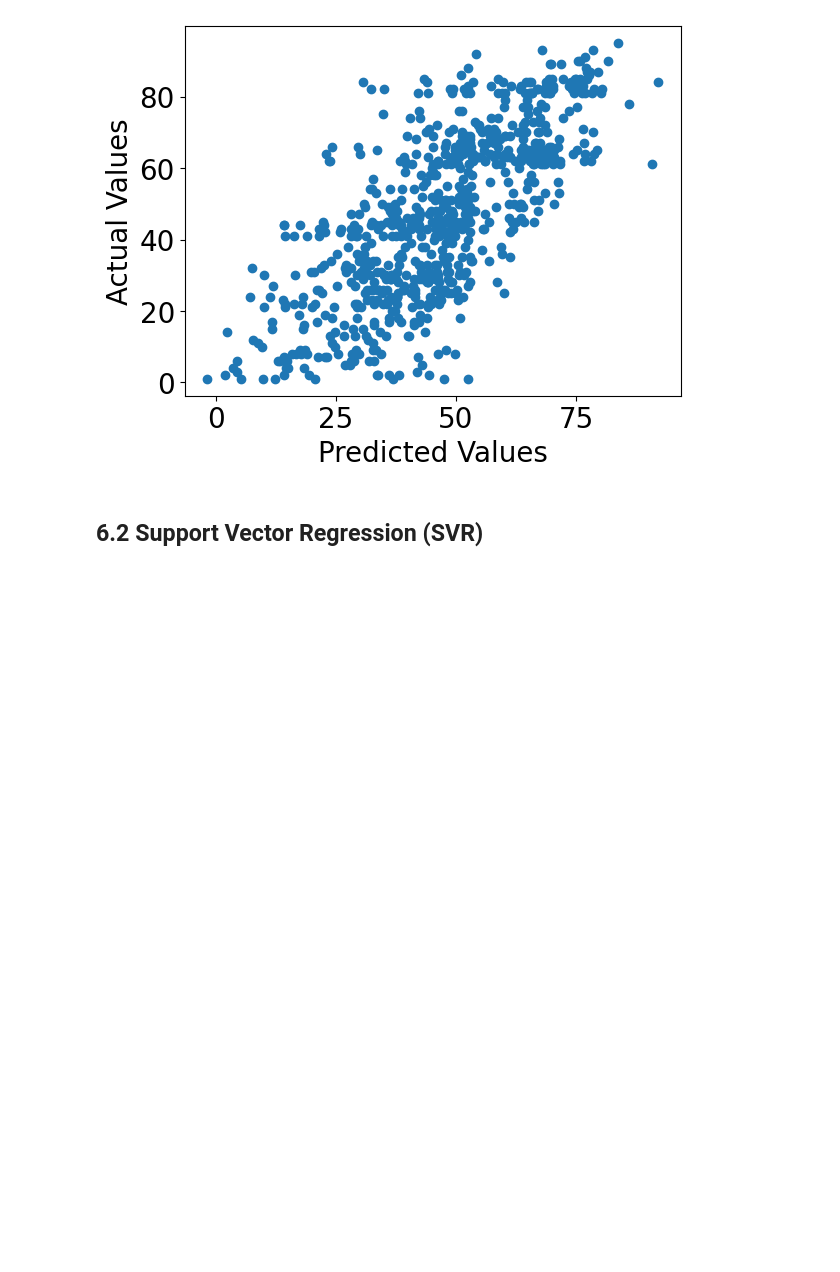
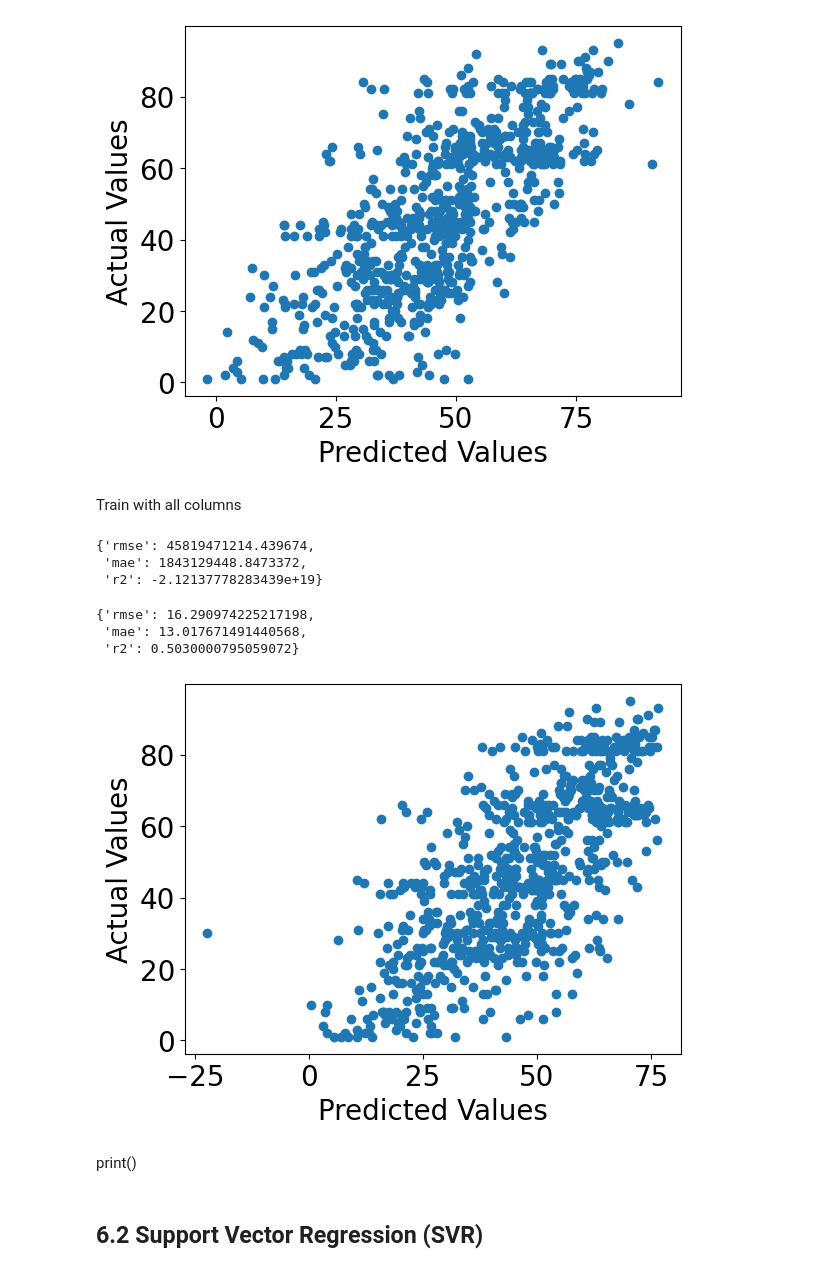
Before and after one commit to MrP29/EECS3401_Project, a Jupyter notebook: 3401_project.ipynb, the cells around one changed output. Cells and saved outputs as stored; diff of their text form; code cells hidden in the pictures; blank space fills up the shorter version.

Commit message:
Modify samples and add Random Forest model

```diff
--- a/3401_project.ipynb
+++ b/3401_project.ipynb
@@ -247,7 +247,7 @@ top10_genre.plot(kind='bar')
 
 There are several columns in the dataset that are unique to each example/track (track_name, track_id). These need to be removed so that the models do not accidentally train on them (i.e., overfit).
 # %%
-songs = songs.drop(["track_name", "track_id"], axis=1)
+songs = songs.drop(["track_name", "track_id", "artist_name", "year"], axis=1)
 songs.info()
 # %% [output]
 <class 'pandas.core.frame.DataFrame'>
@@ -327,7 +325,7 @@ num_pipeline = make_pipeline(SimpleImputer(strategy='mean'), StandardScaler())
 cat_pipeline = make_pipeline(SimpleImputer(strategy='most_frequent'), OneHotEncoder(sparse_output=False, handle_unknown='error'))
 
 preprocessing = ColumnTransformer(
-    [('num', num_pipeline, num_cols), ('cat', cat_pipeline, cat_cols)], remainder='passthrough'
+    [('num', num_pipeline, num_cols), ('cat', cat_pipeline, cat_cols)]
 )
 
 # Show the pipeline
@@ -457,6 +456,58 @@ plt.ylabel("Actual Values")
 plt.show()
 # %% [output]
 [figure]
+# %% [markdown]
+Train with all columns
+# %%
+from sklearn.linear_model import LinearRegression
+from sklearn.model_selection import cross_validate
+from sklearn.metrics import mean_absolute_error, mean_squared_error, r2_score
+
+lr_model = LinearRegression()
+
+k_folds = 5
+cv_scores = cross_validate(
+    estimator = lr_model,
+    X = X_train_prep,
+    y = y_train,
+    cv = k_folds,
+    scoring = ('neg_root_mean_squared_error', 'neg_mean_absolute_error', 'r2'),
+    return_train_score = False
+)
+
+lr_train_perf = {
+    "rmse": -1 * np.mean(cv_scores['test_neg_root_mean_squared_error']),
+    "mae" : -1 * np.mean(cv_scores['test_neg_mean_absolute_error']),
+    "r2"  : np.mean(cv_scores['test_r2'])
+}
+lr_train_perf
+# %% [output]
+{'rmse': 45819471214.439674,
+ 'mae': 1843129448.8473372,
+ 'r2': -2.12137778283439e+19}
+# %%
+lr_model.fit(X_train_prep,y_train)
+lr_y_predict = lr_model.predict(X_test_prep)
+
+lr_test_perf = {
+    "rmse": mean_squared_error(y_test, lr_y_predict, squared=False),
+    "mae" : mean_absolute_error(y_test, lr_y_predict),
+    "r2"  : r2_score(y_test, lr_y_predict)
+}
+lr_test_perf
+# %% [output]
+{'rmse': 16.290974225217198,
+ 'mae': 13.017671491440568,
+ 'r2': 0.5030000795059072}
+# %%
+plt.scatter(lr_y_predict, y_test)
+plt.xlabel("Predicted Values")
+plt.ylabel("Actual Values")
+plt.show()
+# %% [output]
+[figure, added]
+# %% [markdown]
+print()
 # %% [markdown]
 ## 6.2 Support Vector Regression (SVR)
 # %% [markdown]
```
Also changed, not shown: parts of 4 cells of this notebook.
